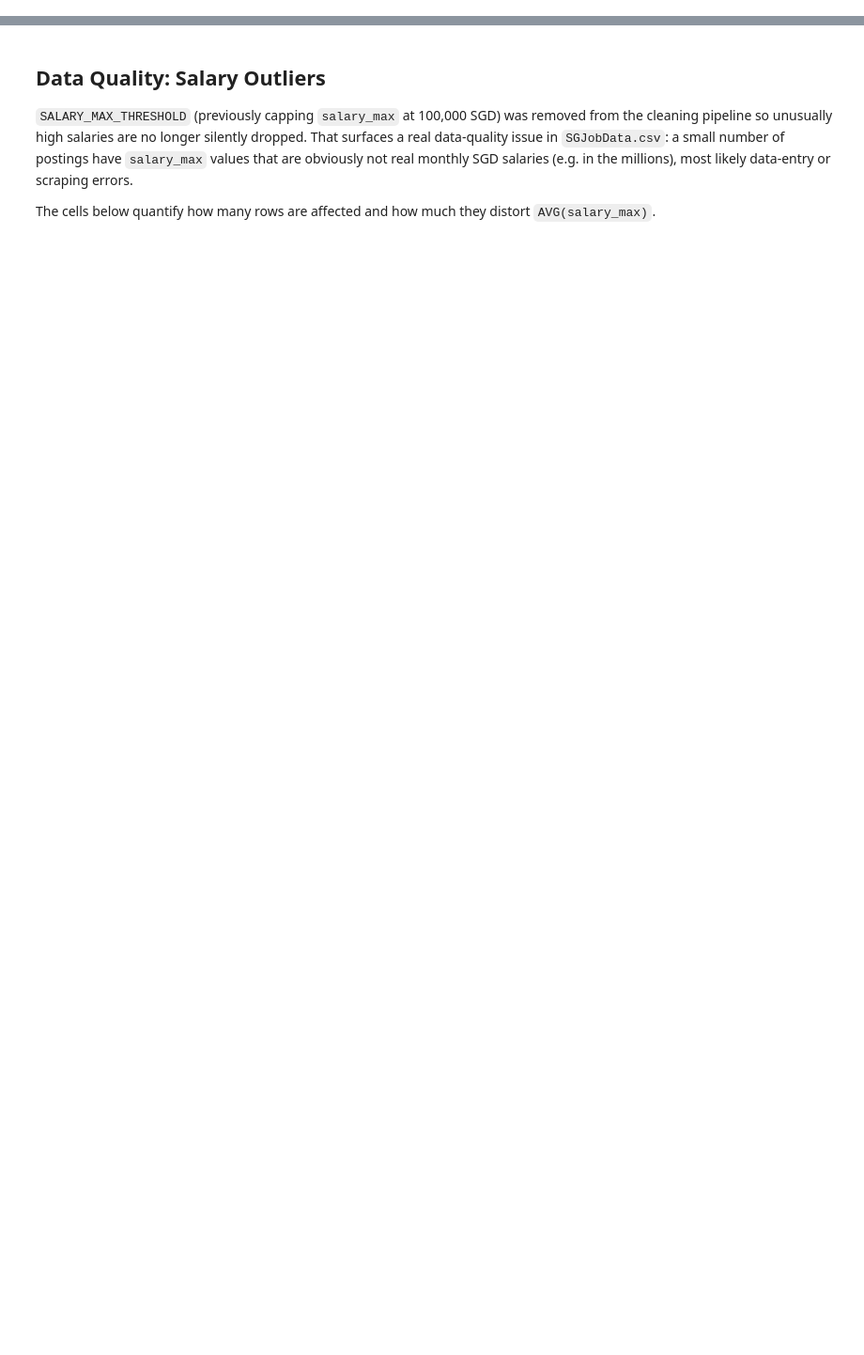
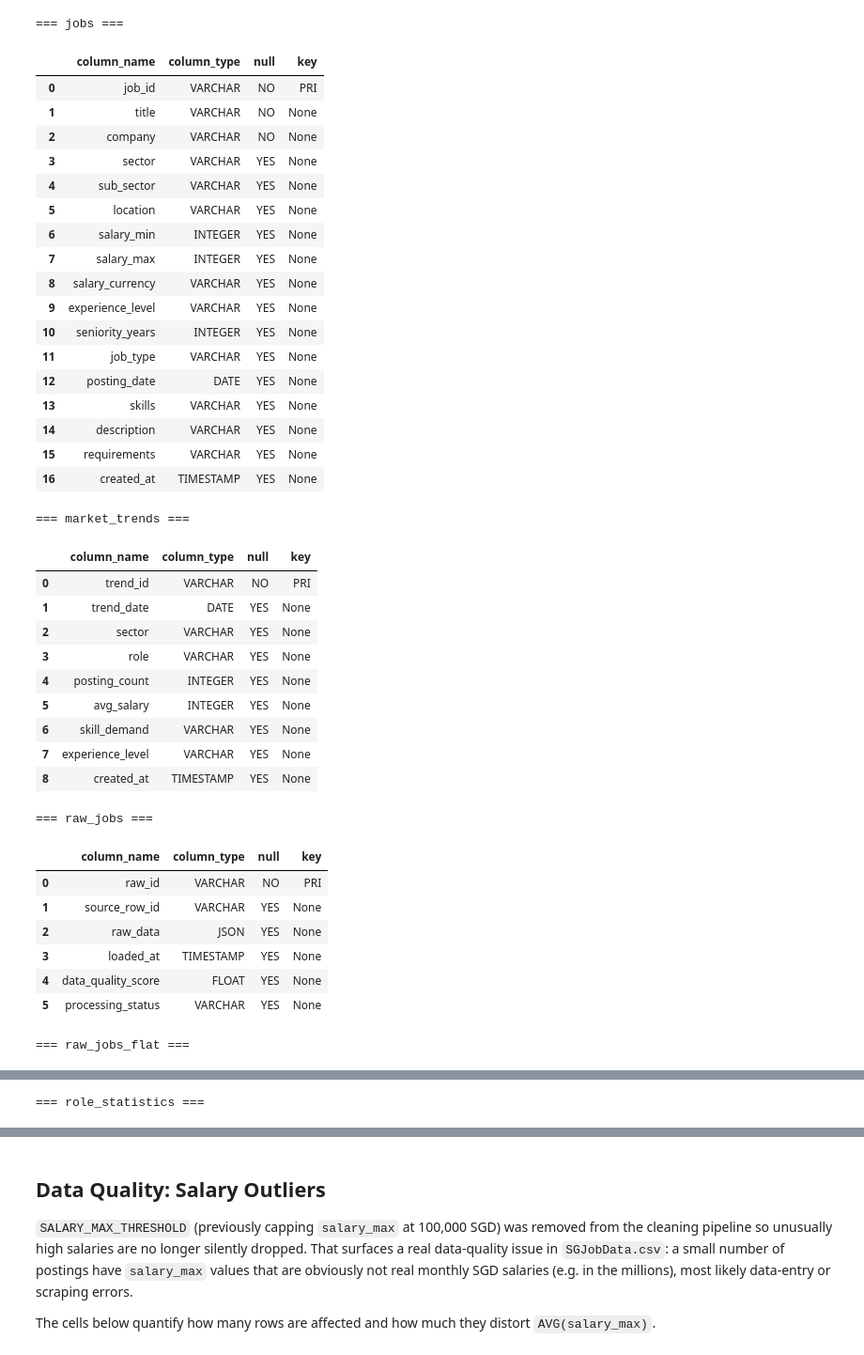
Before and after one commit to bomberblue/job-analytics-dashboard, a Jupyter notebook: notebooks/data_exploration.ipynb, the cells around one changed output, grey strips where cells are left out. Shown at 94% size. Cells and saved outputs as stored; diff of their text form; code cells hidden in the pictures; blank space fills up the shorter version.

```diff
--- a/notebooks/data_exploration.ipynb
+++ b/notebooks/data_exploration.ipynb
@@ -15,0 +20,10 @@ db = DatabaseManager()
+# %%
+# All tables in the database, with row counts
+tables = db.query("SHOW TABLES")['name'].tolist()
+
+table_summary = pd.DataFrame([
+    {'table': t, 'row_count': db.query(f"SELECT COUNT(*) as n FROM {t}").iloc[0]['n']}
+    for t in tables
+]).sort_values('table').reset_index(drop=True)
+
+table_summary
@@ -15,0 +39,46 @@ db = DatabaseManager()
+# %%
+# Column-level schema for every table
+for t in tables:
+    print(f"\n=== {t} ===")
+    schema = db.query(f"DESCRIBE {t}")[['column_name', 'column_type', 'null', 'key']]
+    display(schema)
+# %% [output]
+=== jobs ===
+|  | column_name | column_type | null | key |
+| 0 | job_id | VARCHAR | NO | PRI |
+| 1 | title | VARCHAR | NO | None |
+| 2 | company | VARCHAR | NO | None |
+| 3 | sector | VARCHAR | YES | None |
+| 4 | sub_sector | VARCHAR | YES | None |
+| 5 | location | VARCHAR | YES | None |
+| 6 | salary_min | INTEGER | YES | None |
+| 7 | salary_max | INTEGER | YES | None |
+| 8 | salary_currency | VARCHAR | YES | None |
+| 9 | experience_level | VARCHAR | YES | None |
+| 10 | seniority_years | INTEGER | YES | None |
+| 11 | job_type | VARCHAR | YES | None |
+| 12 | posting_date | DATE | YES | None |
+| 13 | skills | VARCHAR | YES | None |
+| 14 | description | VARCHAR | YES | None |
+| 15 | requirements | VARCHAR | YES | None |
+| 16 | created_at | TIMESTAMP | YES | None |
+=== market_trends ===
+|  | column_name | column_type | null | key |
+| 0 | trend_id | VARCHAR | NO | PRI |
+| 1 | trend_date | DATE | YES | None |
+| 2 | sector | VARCHAR | YES | None |
+| 3 | role | VARCHAR | YES | None |
+| 4 | posting_count | INTEGER | YES | None |
+| 5 | avg_salary | INTEGER | YES | None |
+| 6 | skill_demand | VARCHAR | YES | None |
+| 7 | experience_level | VARCHAR | YES | None |
+| 8 | created_at | TIMESTAMP | YES | None |
+=== raw_jobs ===
+|  | column_name | column_type | null | key |
+| 0 | raw_id | VARCHAR | NO | PRI |
+| 1 | source_row_id | VARCHAR | YES | None |
+| 2 | raw_data | JSON | YES | None |
+| 3 | loaded_at | TIMESTAMP | YES | None |
+| 4 | data_quality_score | FLOAT | YES | None |
+| 5 | processing_status | VARCHAR | YES | None |
+=== raw_jobs_flat ===
@@ -15,0 +102 @@ db = DatabaseManager()
+=== role_statistics ===
```
Also changed, not shown: parts of 7 cells of this notebook, 3 other files.
